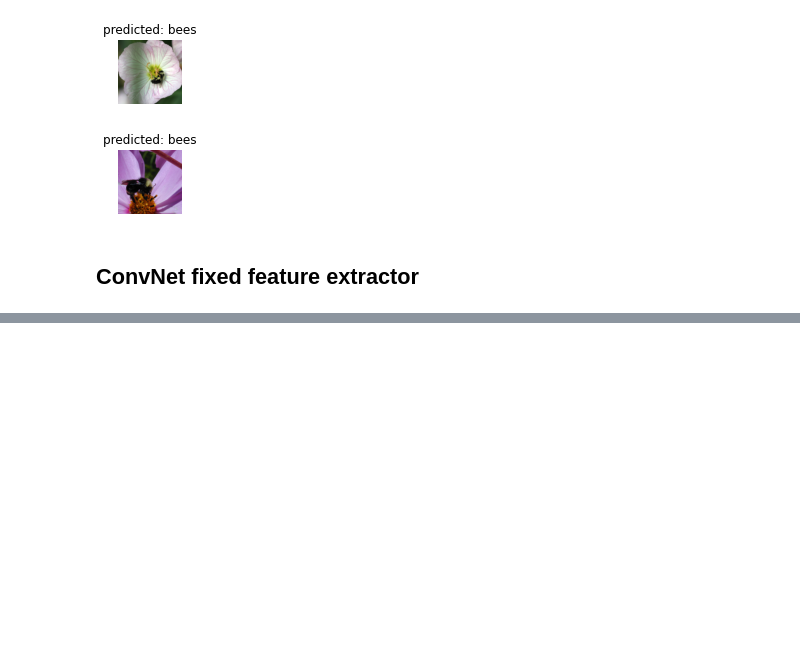
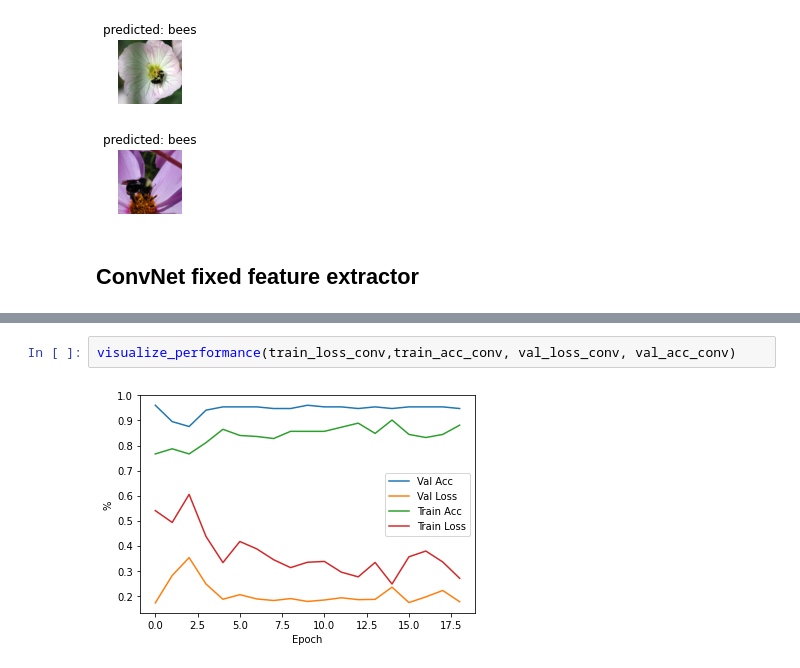
Before and after one commit to najann/CV-training-assets, a Jupyter notebook: rcnn-implementations/rcnn-pytorch/TransferLearningPytorch.ipynb, the cells around one changed output, grey strips where cells are left out. Cells and saved outputs as stored; diff of their text form; blank space fills up the shorter version.

```diff
--- a/rcnn-implementations/rcnn-pytorch/TransferLearningPytorch.ipynb
+++ b/rcnn-implementations/rcnn-pytorch/TransferLearningPytorch.ipynb
@@ -510,3 +278,7 @@ Best val Acc: 0.947712
+# %%
+visualize_performance(train_loss_conv,train_acc_conv, val_loss_conv, val_acc_conv)
+# %% [output]
+[figure, added]
 # %%
 visualize_model(model_conv)
 
```
Also changed, not shown: parts of 13 cells of this notebook, 14 other files.
